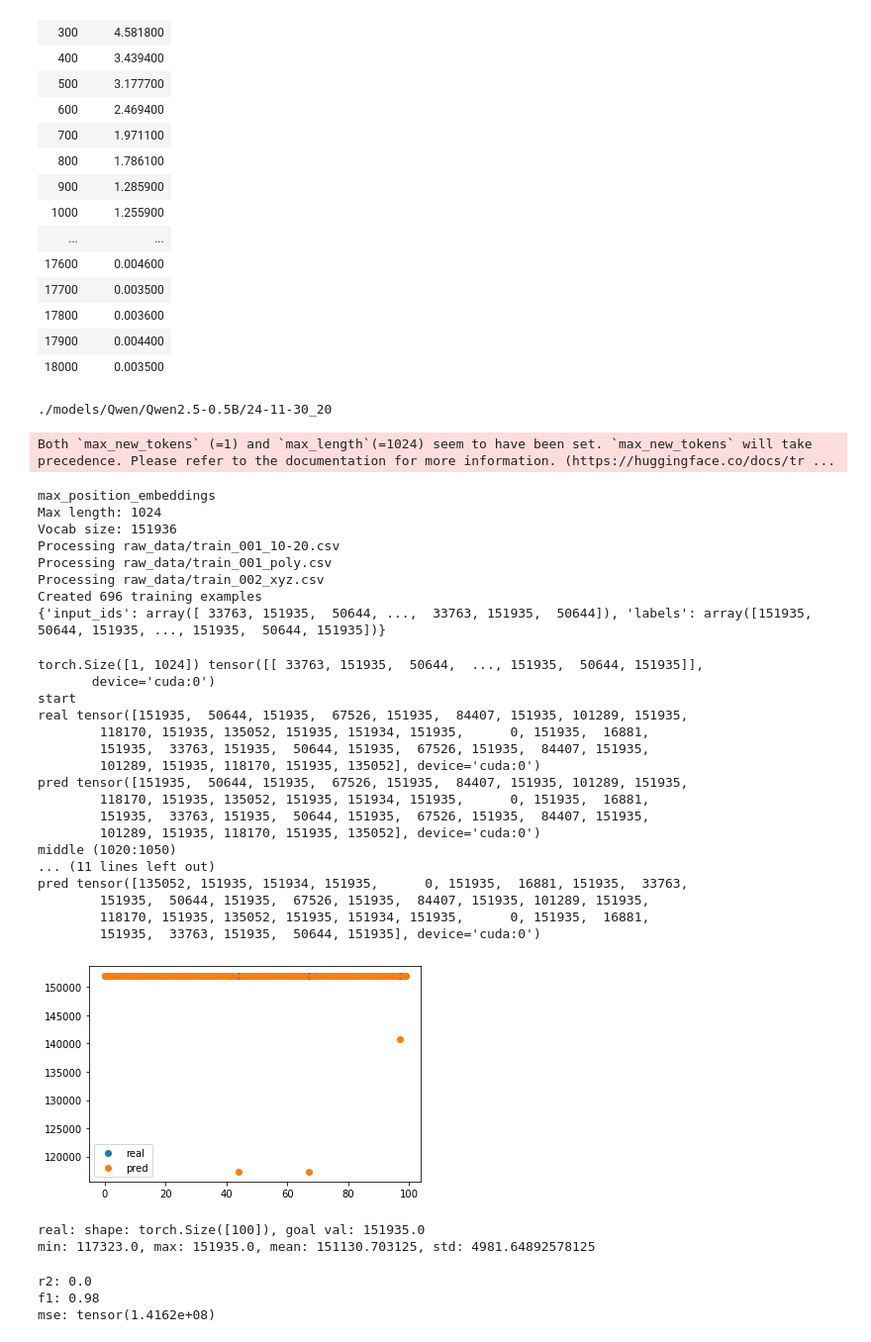
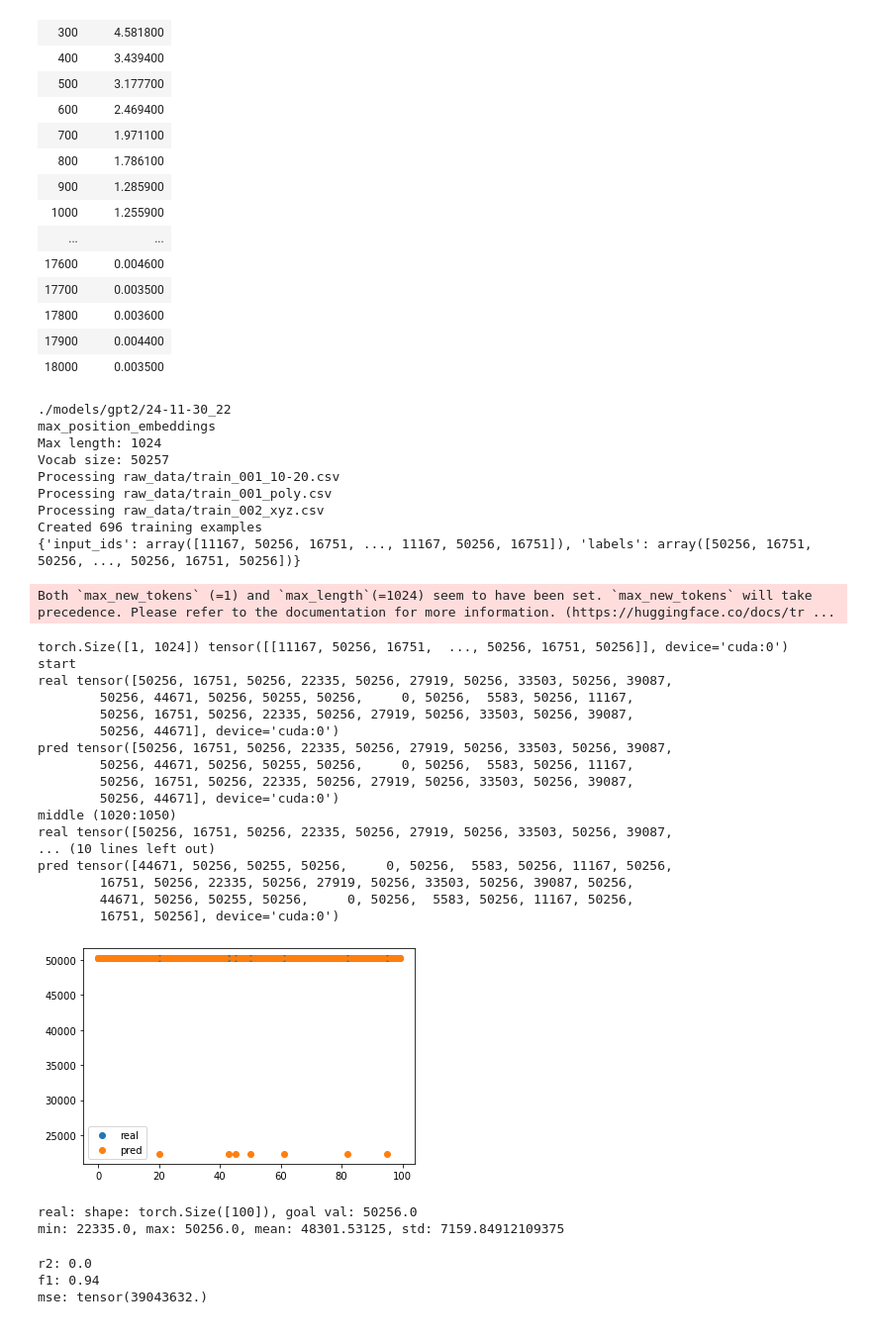
Before and after one commit to JoeyShapiro/TimeSeriesGPT, a Jupyter notebook: model.ipynb, the cells around one changed output. Shown at 99% size. Drawn from its saved outputs; the diff is of its cells as text; code cells hidden in the pictures.

```diff
--- a/model.ipynb
+++ b/model.ipynb
@@ -597,66 +605,66 @@ def test_model(model_path, temperature=0.7):
             temperature=temperature,
             max_new_tokens=1,
             num_return_sequences=m,
             pad_token_id=model.config.vocab_size - 1,
             do_sample=True
         )
 
         for j in range(m): # -1
             real[i+j] = dataset[i]['labels'][-1]
             pred[i+j] = output[j][1023].cpu() # have to do this to get the value
         pbar.update(m)
 
     # r2 score
     print('r2:', r2_score(real, pred))
     print('f1:', f1_score(real, pred, average='micro'))
 
     # get the metrics
     mse = torch.nn.MSELoss()
     loss = mse(real, pred)
     print('mse:', loss)
 
 
-model_path = 'Qwen/Qwen2.5-0.5B'
+model_path = 'gpt2'
 # get latest folder in models
 files = sorted([ f"./models/{model_path}/{f}" for f in os.listdir(f"./models/{model_path}") ])
 latest = max(files, key=os.path.getmtime)
 # latest = f"./models/{model_path}/24-11-28_21"
 print(latest)
 generated_text = test_model(latest)
 # %% [output]
-./models/Qwen/Qwen2.5-0.5B/24-11-30_20
+./models/gpt2/24-11-30_22
+max_position_embeddings
+Max length: 1024
+Vocab size: 50257
+Processing raw_data/train_001_10-20.csv
+Processing raw_data/train_001_poly.csv
+Processing raw_data/train_002_xyz.csv
+Created 696 training examples
+{'input_ids': array([11167, 50256, 16751, ..., 11167, 50256, 16751]), 'labels': array([50256, 16751, 50256, ..., 50256, 16751, 50256])}
 Both `max_new_tokens` (=1) and `max_length`(=1024) seem to have been set. `max_new_tokens` will take precedence. Please refer to the documentation for more information. (https://huggingface.co/docs/tr ...
-max_position_embeddings
-Max length: 1024
-Vocab size: 151936
-Processing raw_data/train_001_10-20.csv
-Processing raw_data/train_001_poly.csv
-Processing raw_data/train_002_xyz.csv
-Created 696 training examples
-{'input_ids': array([ 33763, 151935,  50644, ...,  33763, 151935,  50644]), 'labels': array([151935,  50644, 151935, ..., 151935,  50644, 151935])}
+torch.Size([1, 1024]) tensor([[11167, 50256, 16751,  ..., 50256, 16751, 50256]], device='cuda:0')
+start
+real tensor([50256, 16751, 50256, 22335, 50256, 27919, 50256, 33503, 50256, 39087,
+        50256, 44671, 50256, 50255, 50256,     0, 50256,  5583, 50256, 11167,
+        50256, 16751, 50256, 22335, 50256, 27919, 50256, 33503, 50256, 39087,
+        50256, 44671], device='cuda:0')
+pred tensor([50256, 16751, 50256, 22335, 50256, 27919, 50256, 33503, 50256, 39087,
+        50256, 44671, 50256, 50255, 50256,     0, 50256,  5583, 50256, 11167,
+        50256, 16751, 50256, 22335, 50256, 27919, 50256, 33503, 50256, 39087,
+        50256, 44671], device='cuda:0')
+middle (1020:1050)
+real tensor([50256, 16751, 50256, 22335, 50256, 27919, 50256, 33503, 50256, 39087,
+... (10 lines left out)
+pred tensor([44671, 50256, 50255, 50256,     0, 50256,  5583, 50256, 11167, 50256,
+        16751, 50256, 22335, 50256, 27919, 50256, 33503, 50256, 39087, 50256,
+        44671, 50256, 50255, 50256,     0, 50256,  5583, 50256, 11167, 50256,
+        16751, 50256], device='cuda:0')
+[figure, new version]
-torch.Size([1, 1024]) tensor([[ 33763, 151935,  50644,  ..., 151935,  50644, 151935]],
-       device='cuda:0')
-start
-real tensor([151935,  50644, 151935,  67526, 151935,  84407, 151935, 101289, 151935,
-        118170, 151935, 135052, 151935, 151934, 151935,      0, 151935,  16881,
-        151935,  33763, 151935,  50644, 151935,  67526, 151935,  84407, 151935,
-        101289, 151935, 118170, 151935, 135052], device='cuda:0')
-pred tensor([151935,  50644, 151935,  67526, 151935,  84407, 151935, 101289, 151935,
-        118170, 151935, 135052, 151935, 151934, 151935,      0, 151935,  16881,
-        151935,  33763, 151935,  50644, 151935,  67526, 151935,  84407, 151935,
-        101289, 151935, 118170, 151935, 135052], device='cuda:0')
-middle (1020:1050)
-... (11 lines left out)
-pred tensor([135052, 151935, 151934, 151935,      0, 151935,  16881, 151935,  33763,
-        151935,  50644, 151935,  67526, 151935,  84407, 151935, 101289, 151935,
-        118170, 151935, 135052, 151935, 151934, 151935,      0, 151935,  16881,
-        151935,  33763, 151935,  50644, 151935], device='cuda:0')
+real: shape: torch.Size([100]), goal val: 50256.0
+min: 22335.0, max: 50256.0, mean: 48301.53125, std: 7159.84912109375
-[figure, old version]
-real: shape: torch.Size([100]), goal val: 151935.0
-min: 117323.0, max: 151935.0, mean: 151130.703125, std: 4981.64892578125
+r2: 0.0
+f1: 0.94
+mse: tensor(39043632.)
-r2: 0.0
-f1: 0.98
-mse: tensor(1.4162e+08)
 # %%
 # https://www.kaggle.com/datasets/stefancomanita/hourly-electricity-consumption-and-production
 # https://www.kaggle.com/datasets/vislupus/vegetable-and-fruit-prices
```
Also changed, not shown: parts of 2 cells of this notebook.
